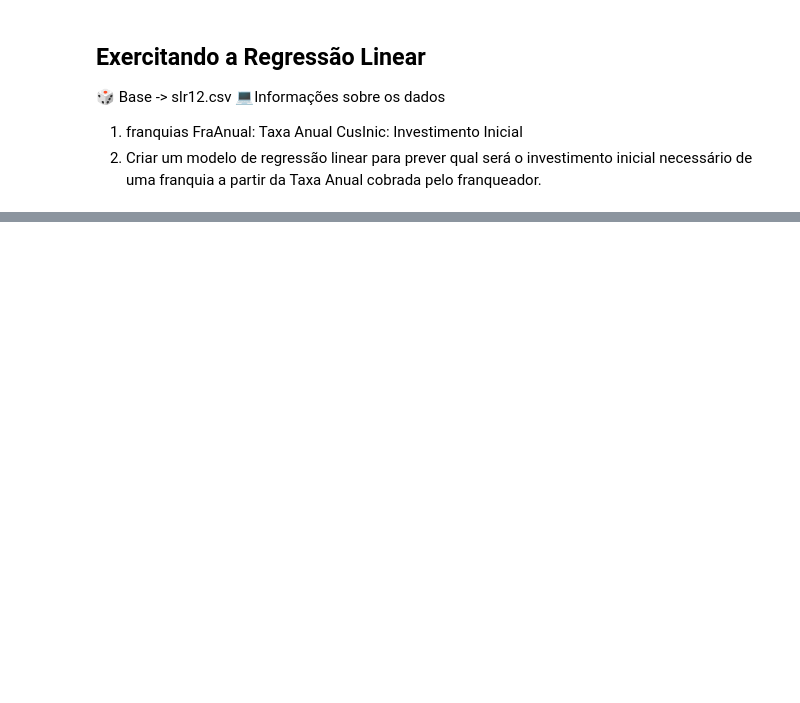
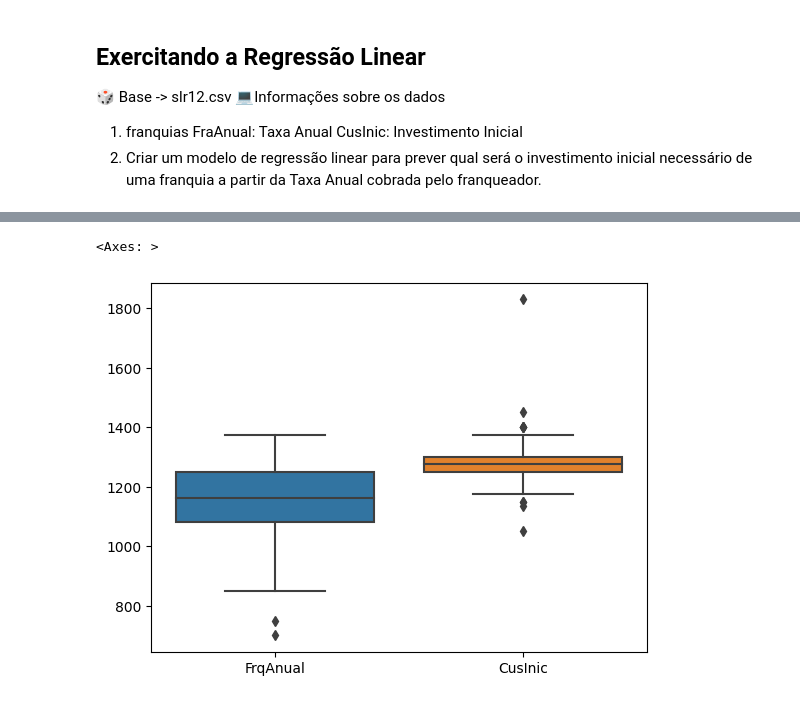
Before and after one commit to marianatiele/Estudos_AM_Projetos, a Jupyter notebook: 1_Exercício_RegressãoLinear.ipynb, the cells around one changed output, grey strips where cells are left out. Drawn from its saved outputs; the diff is of its cells as text; code cells hidden in the pictures; blank space fills up the shorter version.

```diff
--- a/1_Exercício_RegressãoLinear.ipynb
+++ b/1_Exercício_RegressãoLinear.ipynb
@@ -27,0 +57,5 @@ dados.head()
+# %%
+sns.boxplot(dados, orient='v')
+# %% [output]
+<Axes: >
+[figure, added]
```
Also changed, not shown: parts of 15 cells of this notebook.
